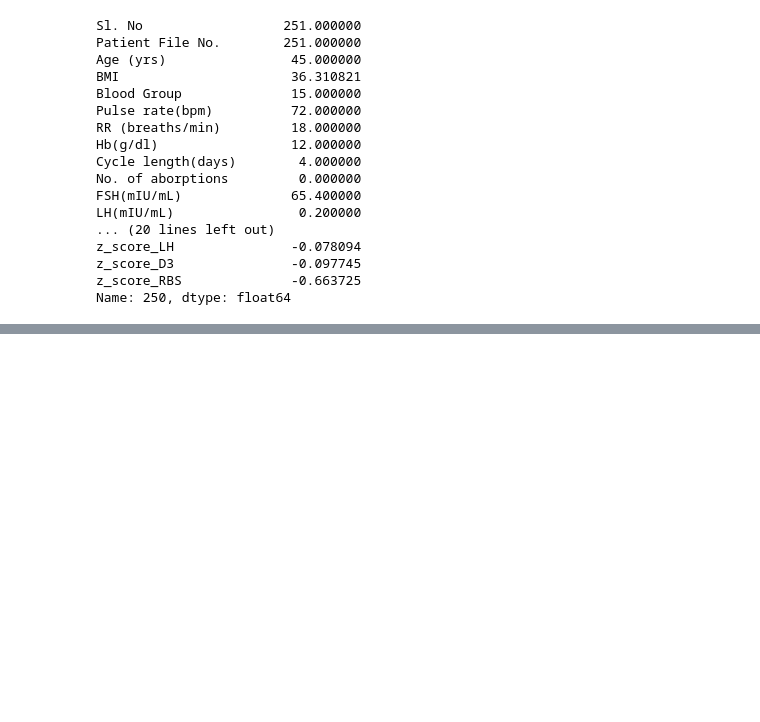
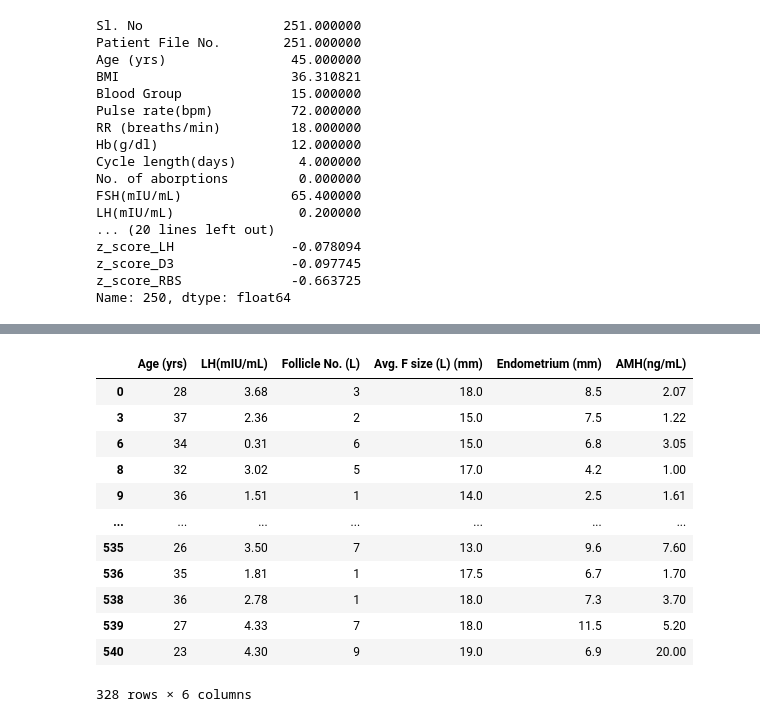
Before and after one commit to tina-m-dev/pcos, a Jupyter notebook: Outliers_and_more.ipynb, the cells around one changed output, grey strips where cells are left out. Drawn from its saved outputs; the diff is of its cells as text; code cells hidden in the pictures; blank space fills up the shorter version.

```diff
--- a/Outliers_and_more.ipynb
+++ b/Outliers_and_more.ipynb
@@ -260,0 +296,18 @@ df_pcos
+# %%
+amh_related=['Age (yrs)','LH(mIU/mL)', 'Follicle No. (L)', 'Avg. F size (L) (mm)', 'Endometrium (mm)']
+df_amh_related = df_pcos_num[amh_related + ['AMH(ng/mL)']]
+df_amh_related
+# %% [output]
+|  | Age (yrs) | LH(mIU/mL) | Follicle No. (L) | Avg. F size (L) (mm) | Endometrium (mm) | AMH(ng/mL) |
+| 0 | 28 | 3.68 | 3 | 18.0 | 8.5 | 2.07 |
+| 3 | 37 | 2.36 | 2 | 15.0 | 7.5 | 1.22 |
+| 6 | 34 | 0.31 | 6 | 15.0 | 6.8 | 3.05 |
+| 8 | 32 | 3.02 | 5 | 17.0 | 4.2 | 1.00 |
+| 9 | 36 | 1.51 | 1 | 14.0 | 2.5 | 1.61 |
+| ... | ... | ... | ... | ... | ... | ... |
+| 535 | 26 | 3.50 | 7 | 13.0 | 9.6 | 7.60 |
+| 536 | 35 | 1.81 | 1 | 17.5 | 6.7 | 1.70 |
+| 538 | 36 | 2.78 | 1 | 18.0 | 7.3 | 3.70 |
+| 539 | 27 | 4.33 | 7 | 18.0 | 11.5 | 5.20 |
+| 540 | 23 | 4.30 | 9 | 19.0 | 6.9 | 20.00 |
+328 rows × 6 columns
```
Also changed, not shown: parts of 8 cells of this notebook.
